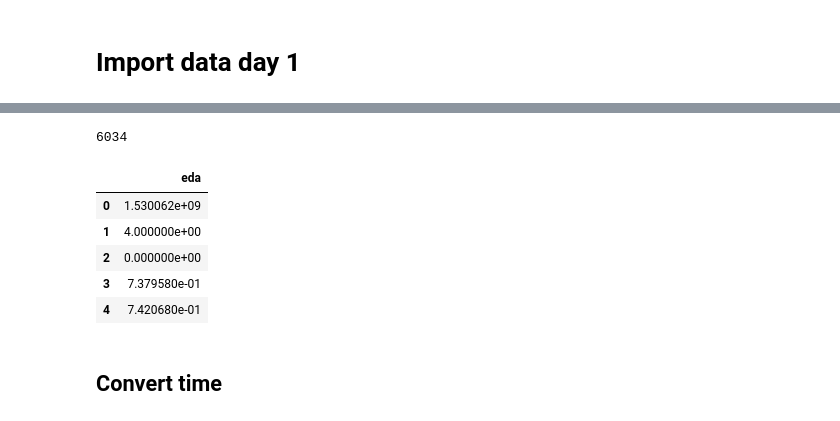
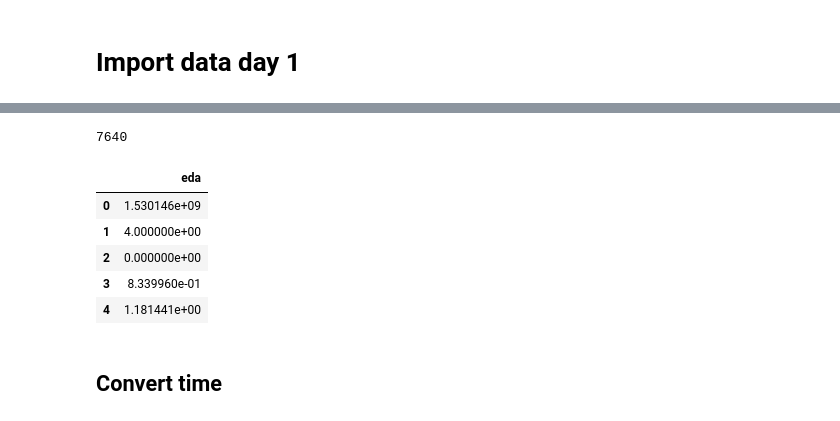
Before and after one commit to haohanwang23/coldshowershower_socialpresence, a Jupyter notebook: new/analysis/analysis1.ipynb, the cells around one changed output, grey strips where cells are left out. Cells and saved outputs as stored; diff of their text form; code cells hidden in the pictures.

```diff
--- a/new/analysis/analysis1.ipynb
+++ b/new/analysis/analysis1.ipynb
@@ -24,10 +24,11 @@ sns.set(color_codes = True)
 # Import data day 1
 # %%
 # Sampling frequency 4Hz ~= 0.25s
-fl_eda_1_part1 = pd.read_csv('../data/day_0/part1/EDA.csv' , header= None)
-fl_eda_1_part1.columns  = ['eda']
-fl_eda_freq_1 = fl_eda_1_part1.iloc[1].values
-print(len(fl_eda_1_part1))
-print('freq: ', fl_eda_freq_1)
-fl_eda_1_part1.head(10)
+#6/27/2018
+fl_eda_2 = pd.read_csv('../data/day_1/EDA.csv' , header= None)
+fl_eda_2.columns  = ['eda']
+fl_eda_freq_2 = fl_eda_2.iloc[1].values
+print(len(fl_eda_2))
+print('freq: ', fl_eda_freq_2)
+fl_eda_2.head(10)
 # %% [output]
@@ -68,14 +48,14 @@ fl_eda_1 = pd.concat([fl_eda_1_part1, fl_eda_1_part2])
 # %%
-print(len(fl_eda_1))
-fl_eda_1.head(5)
+print(len(fl_eda_2))
+fl_eda_2.head(5)
 # %% [output]
-6034
+7640
 |  | eda |
-| 0 | 1.530062e+09 |
+| 0 | 1.530146e+09 |
 | 1 | 4.000000e+00 |
 | 2 | 0.000000e+00 |
-| 3 | 7.379580e-01 |
-| 4 | 7.420680e-01 |
+| 3 | 8.339960e-01 |
+| 4 | 1.181441e+00 |
 # %% [markdown]
 ## Convert time
 # %%
```
Also changed, not shown: parts of 19 cells of this notebook, 3 other files.
